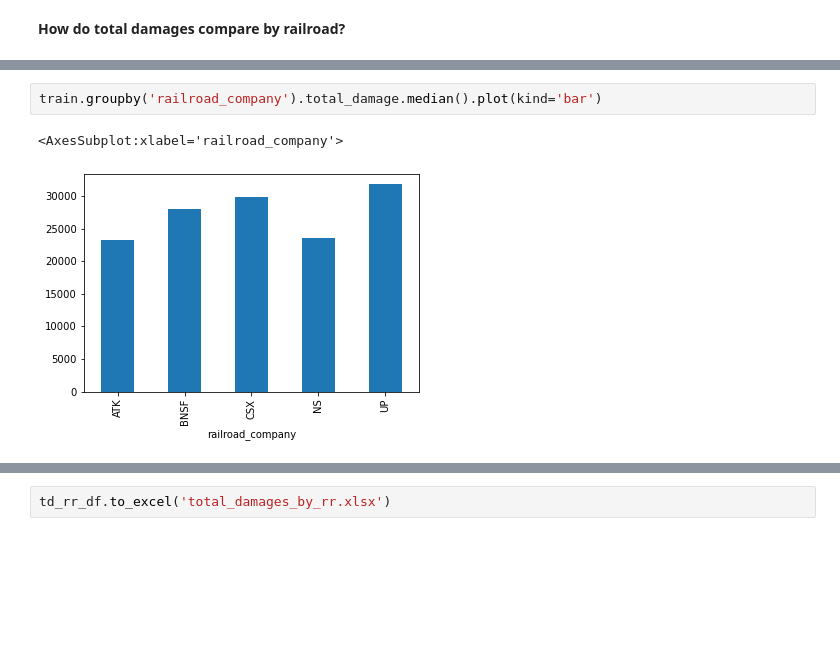
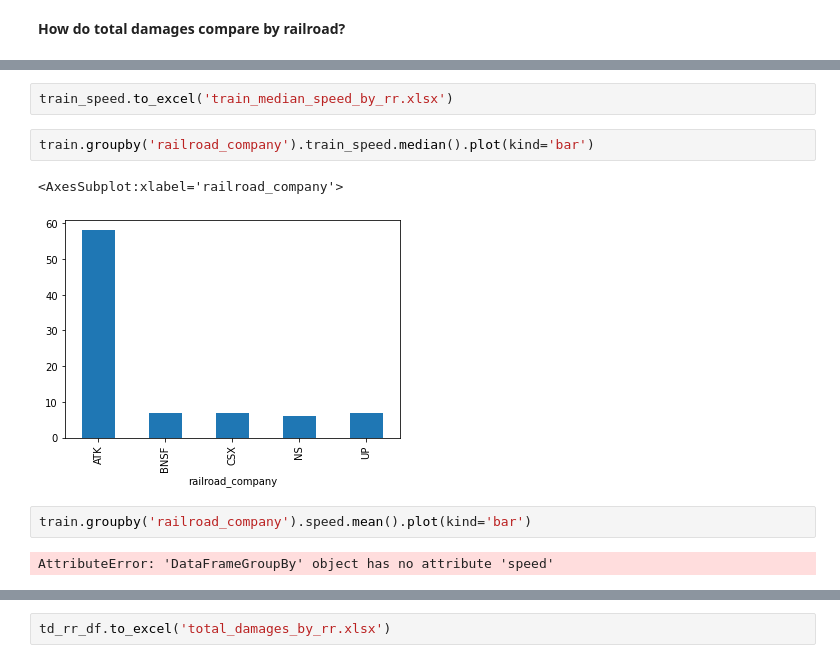
Before and after one commit to OTR-Capstone/Off_The_Rails, a Jupyter notebook: justin_explore.ipynb, the cells around one changed output, grey strips where cells are left out. Cells and saved outputs as stored; diff of their text form; blank space fills up the shorter version.

```diff
--- a/justin_explore.ipynb
+++ b/justin_explore.ipynb
@@ -456,8 +481,14 @@ explore_bivariate(train, 'railroad_company', cat_vars, quant_vars)
+# %%
+train_speed.to_excel('train_median_speed_by_rr.xlsx')
 # %%
-train.groupby('railroad_company').total_damage.median().plot(kind='bar')
+train.groupby('railroad_company').train_speed.median().plot(kind='bar')
 # %% [output]
 <AxesSubplot:xlabel='railroad_company'>
-[figure, old version]
+[figure, new version]
+# %%
+train.groupby('railroad_company').speed.mean().plot(kind='bar')
+# %% [output]
+AttributeError: 'DataFrameGroupBy' object has no attribute 'speed'
 # %%
 plt.figure(figsize=(14,10))
 
```
Also changed, not shown: parts of 36 cells of this notebook.
